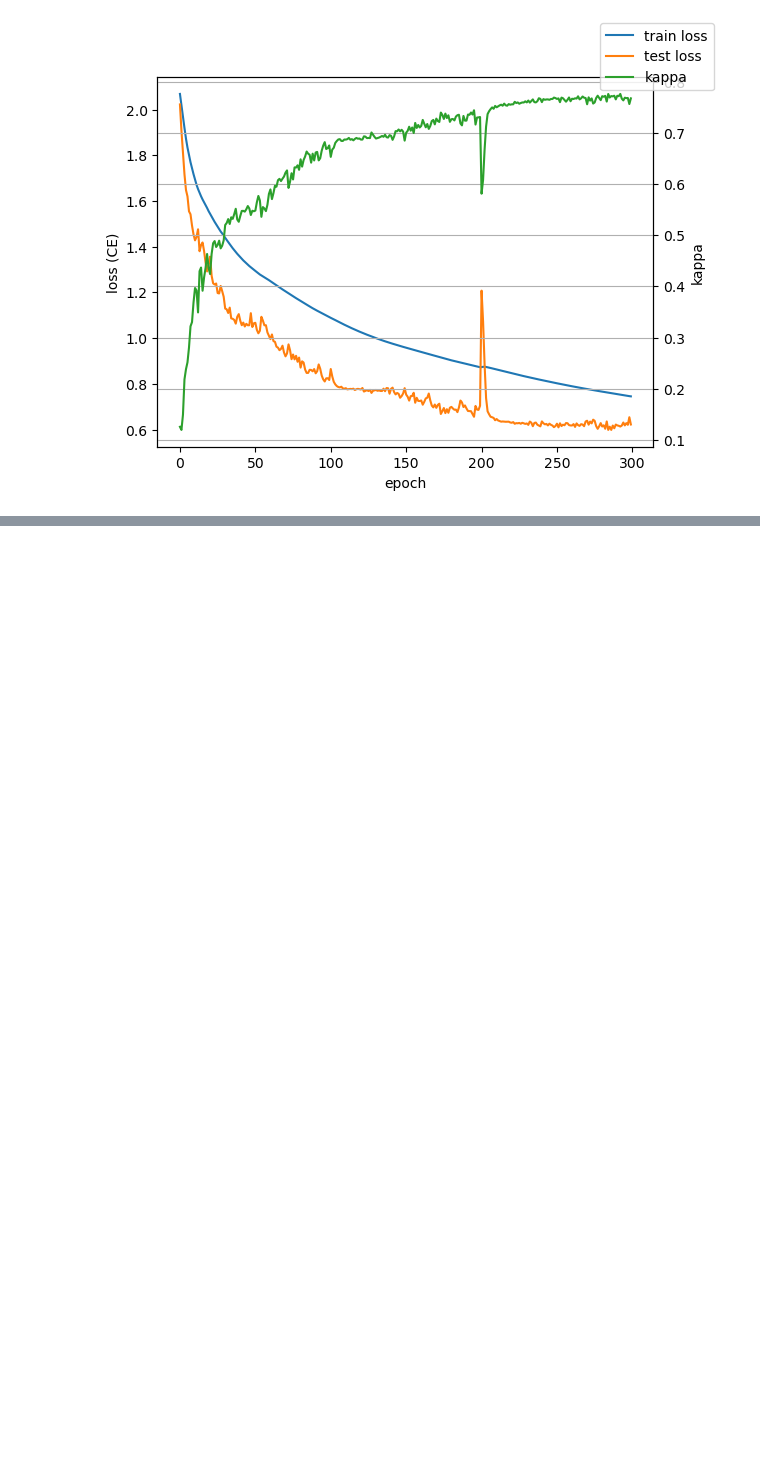
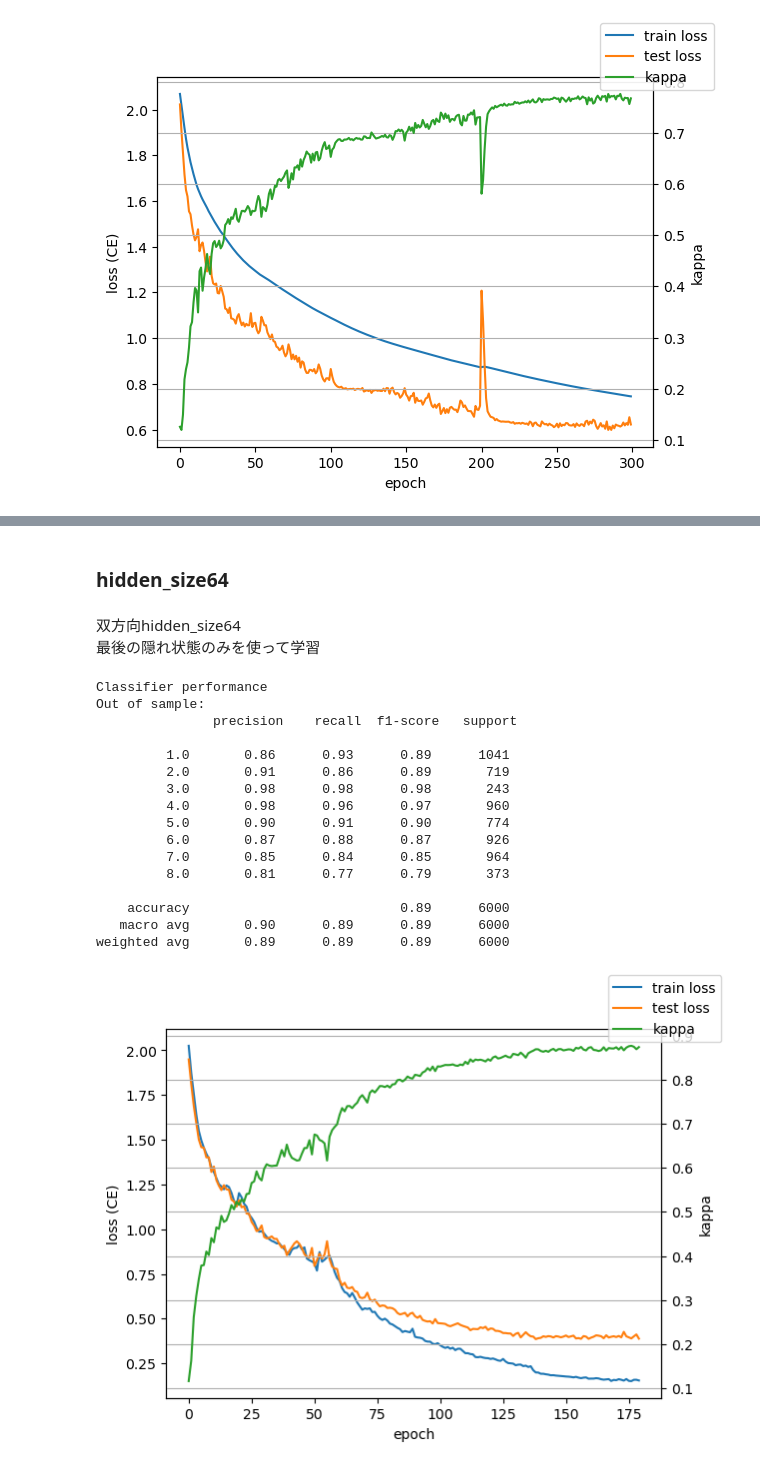
Before and after one commit to kaiKyutech/SHL_2024, a Jupyter notebook: RNN/my_neural_v14.ipynb, the cells around one changed output, grey strips where cells are left out. Saved outputs shown, nothing was run; the diff lists cells and outputs as text; code cells hidden in the pictures; blank space fills up the shorter version.

```diff
--- a/RNN/my_neural_v14.ipynb
+++ b/RNN/my_neural_v14.ipynb
@@ -495,0 +507,42 @@ weighted avg       0.90      0.90      0.90      6000
+# %% [markdown]
+### hidden_size64
+# %% [markdown]
+双方向hidden_size64
+最後の隠れ状態のみを使って学習
+# %%
+# Loss history
+plt.close('all')
+fig, ax = plt.subplots()
+ax.plot(loss_history_train, color='C0', label='train loss')
+ax.plot(loss_history_test, color='C1', label='test loss')
+ax.set_ylabel('loss (CE)')
+ax.set_xlabel('epoch')
+ax = ax.twinx()
+ax.plot(kappa_history_test, color='C2', label='kappa')
+ax.set_ylabel('kappa')
+ax.grid(True)
+fig.legend()
+
+# Report
+#Y_test_pred_lab = le.inverse_transform(results['Y_pred'])  # back to text labels
+#Y_test_lab = le.inverse_transform(test_label)  # back to text labels
+print('\nClassifier performance')
+print('Out of sample:\n', metrics.classification_report(test_label, results['Y_pred']))
+# %% [output]
+Classifier performance
+Out of sample:
+               precision    recall  f1-score   support
+
+         1.0       0.86      0.93      0.89      1041
+         2.0       0.91      0.86      0.89       719
+         3.0       0.98      0.98      0.98       243
+         4.0       0.98      0.96      0.97       960
+         5.0       0.90      0.91      0.90       774
+         6.0       0.87      0.88      0.87       926
+         7.0       0.85      0.84      0.85       964
+         8.0       0.81      0.77      0.79       373
+
+    accuracy                           0.89      6000
+   macro avg       0.90      0.89      0.89      6000
+weighted avg       0.89      0.89      0.89      6000
+[figure, added]
```
Also changed, not shown: parts of 15 cells of this notebook.
